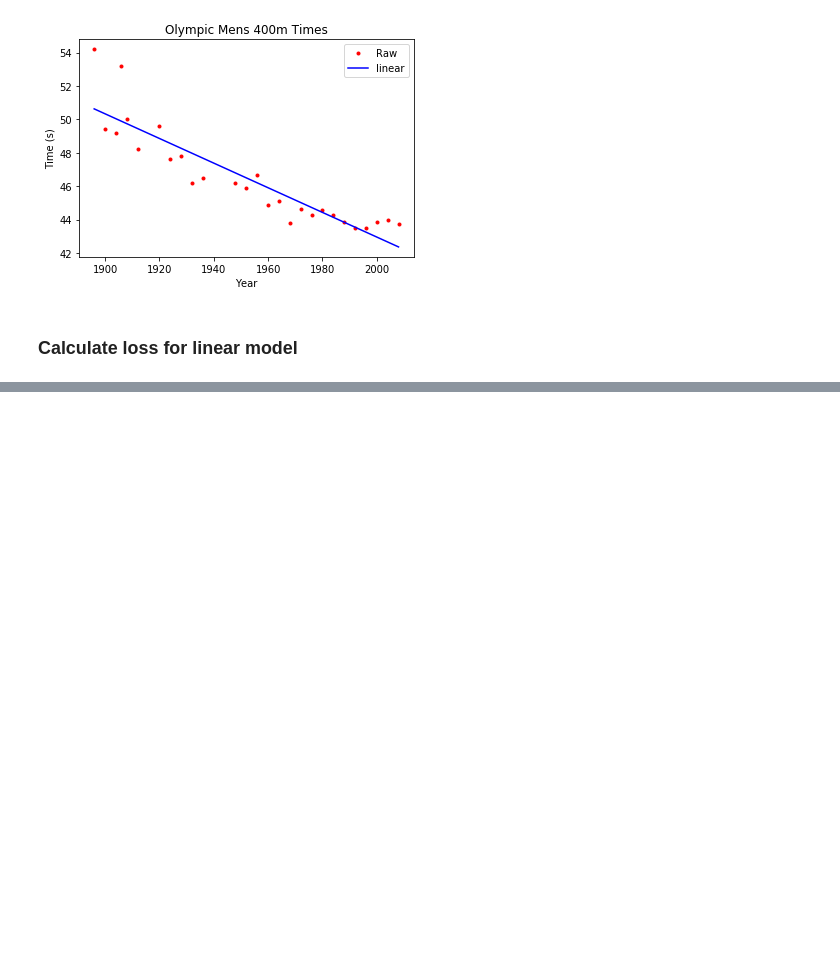
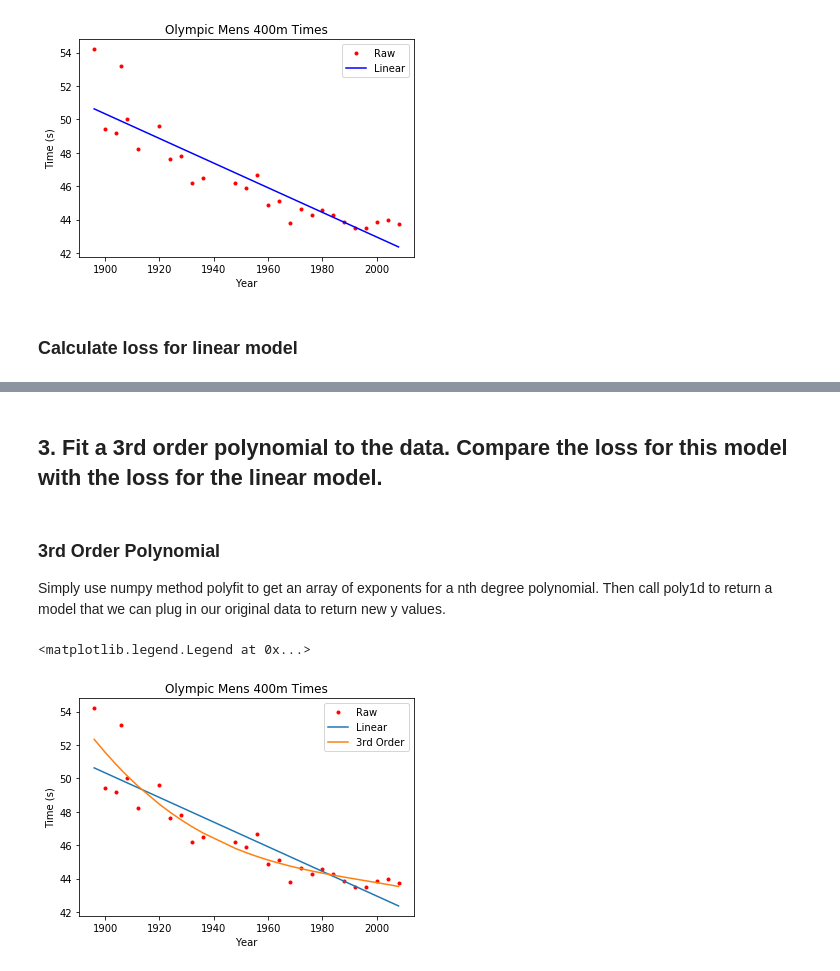
Before and after one commit to jjrico/ML-Regression-Models, a Jupyter notebook: ML_Project1.ipynb, the cells around one changed output, grey strips where cells are left out. Saved outputs shown, nothing was run; the diff lists cells and outputs as text; code cells hidden in the pictures; blank space fills up the shorter version.

```diff
--- a/ML_Project1.ipynb
+++ b/ML_Project1.ipynb
@@ -88,0 +95,20 @@ print(linLoss)
+# %% [markdown]
+## 3. Fit a 3rd order polynomial to the data. Compare the loss for this model with the loss for the linear model.
+# %% [markdown]
+### 3rd Order Polynomial
+
+Simply use numpy method polyfit to get an array of exponents for a nth degree polynomial. Then call poly1d to return a model that we can plug in our original data to return new y values.
+# %%
+poly3 = np.poly1d(np.polyfit(years, times, 3))
+# %%
+# Plot linear regression model with raw scatter plot
+plt.plot(years, times, 'r.', label='Raw')
+plt.plot(years, y_linregress, label='Linear')
+plt.plot(years, poly3(years), label="3rd Order")
+plt.xlabel('Year')
+plt.ylabel('Time (s)')
+plt.title('Olympic Mens 400m Times')
+plt.legend()
+# %% [output]
+<matplotlib.legend.Legend at 0x...>
+[figure, added]
```
Also changed, not shown: parts of 14 cells of this notebook.
